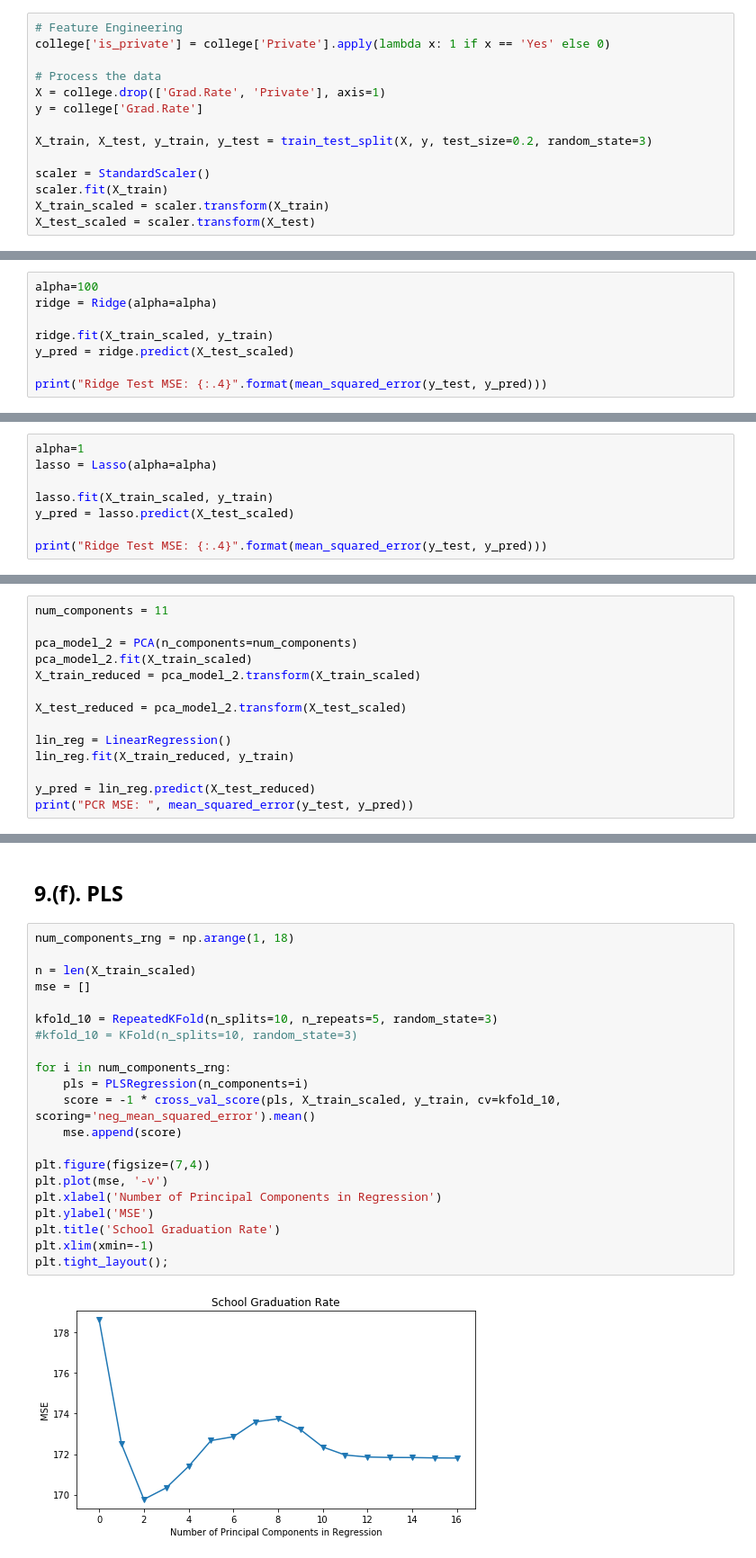
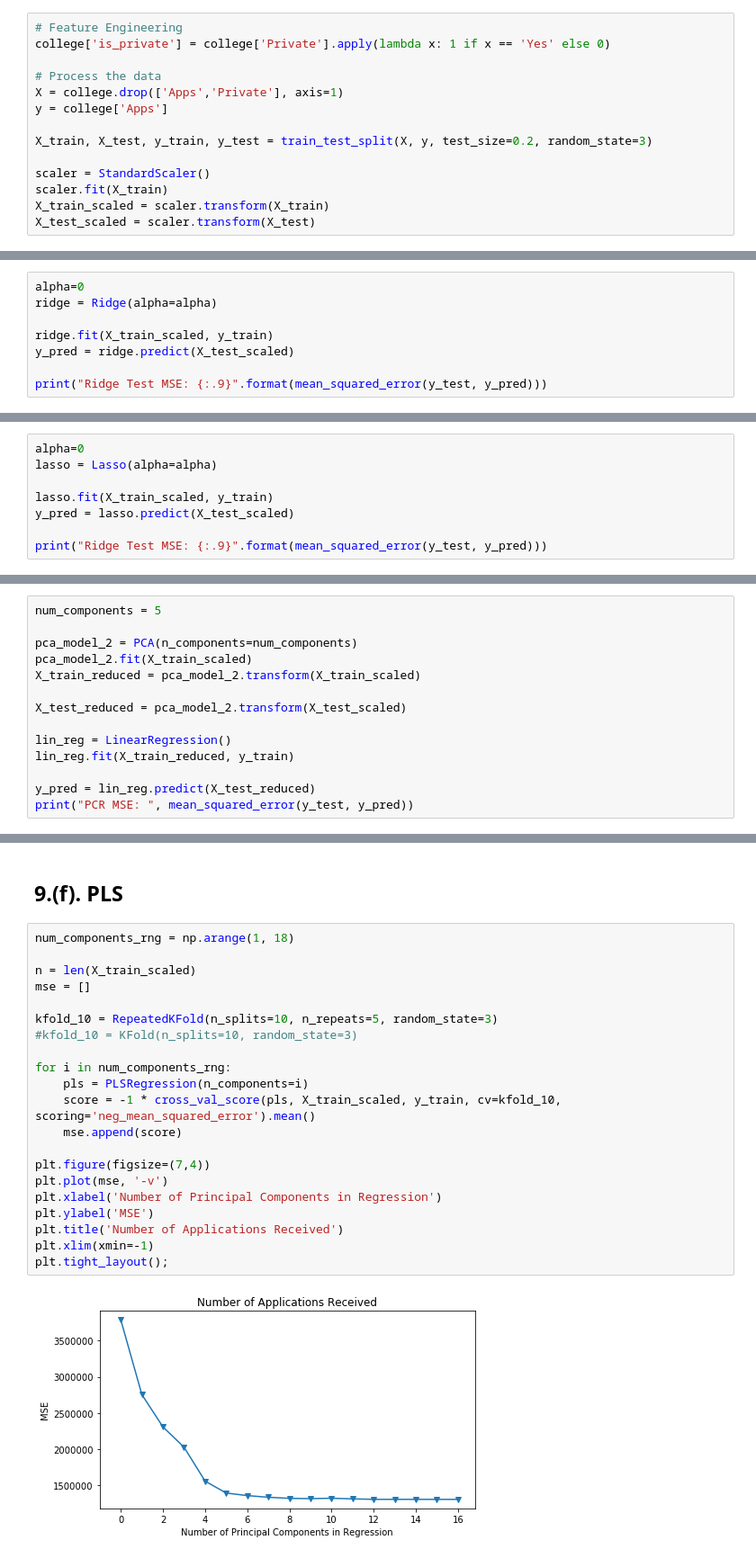
Before and after one commit to Morgan-Sell/islr-labs-exercises-python, a Jupyter notebook: exercises/06_linear_model_sel_reg.ipynb, the cells around one changed output, grey strips where cells are left out. Shown at 90% size. Cells and saved outputs as stored; diff of their text form.

```diff
--- a/exercises/06_linear_model_sel_reg.ipynb
+++ b/exercises/06_linear_model_sel_reg.ipynb
@@ -159,8 +165,8 @@ Train Test Split
 college['is_private'] = college['Private'].apply(lambda x: 1 if x == 'Yes' else 0)
 
 # Process the data
-X = college.drop(['Grad.Rate', 'Private'], axis=1)
-y = college['Grad.Rate']
+X = college.drop(['Apps','Private'], axis=1)
+y = college['Apps']
 
 X_train, X_test, y_train, y_test = train_test_split(X, y, test_size=0.2, random_state=3)
 
@@ -229,11 +235,11 @@ Best Alpha: 100
 # %% [markdown]
 ### Train and Predict Value setting Alpha = 100
 # %%
-alpha=100
+alpha=0
 ridge = Ridge(alpha=alpha)
 
 ridge.fit(X_train_scaled, y_train)
 y_pred = ridge.predict(X_test_scaled)
 
-print("Ridge Test MSE: {:.4}".format(mean_squared_error(y_test, y_pred)))
+print("Ridge Test MSE: {:.9}".format(mean_squared_error(y_test, y_pred)))
 # %% [output]
@@ -260,9 +266,9 @@ Best Alpha: 1
 # %%
-alpha=1
+alpha=0
 lasso = Lasso(alpha=alpha)
 
 lasso.fit(X_train_scaled, y_train)
 y_pred = lasso.predict(X_test_scaled)
 
-print("Ridge Test MSE: {:.4}".format(mean_squared_error(y_test, y_pred)))
+print("Ridge Test MSE: {:.9}".format(mean_squared_error(y_test, y_pred)))
 # %% [output]
@@ -305,5 +311,5 @@ plt.tight_layout();
 # %%
-num_components = 11
+num_components = 5
 
 pca_model_2 = PCA(n_components=num_components)
 pca_model_2.fit(X_train_scaled)
@@ -340,24 +346,24 @@ X_test_scaled.shape
 # %%
 num_components_rng = np.arange(1, 18)
 
 n = len(X_train_scaled)
 mse = []
 
 kfold_10 = RepeatedKFold(n_splits=10, n_repeats=5, random_state=3)
 #kfold_10 = KFold(n_splits=10, random_state=3)
 
 for i in num_components_rng:
     pls = PLSRegression(n_components=i)
     score = -1 * cross_val_score(pls, X_train_scaled, y_train, cv=kfold_10, scoring='neg_mean_squared_error').mean()
     mse.append(score)
 
 plt.figure(figsize=(7,4))
 plt.plot(mse, '-v')
 plt.xlabel('Number of Principal Components in Regression')
 plt.ylabel('MSE')
-plt.title('School Graduation Rate')
+plt.title('Number of Applications Received')
 plt.xlim(xmin=-1)
 plt.tight_layout();
 # %% [output]
-[figure, old version]
+[figure, new version]
 # %%
```
Also changed, not shown: parts of 30 cells of this notebook.
